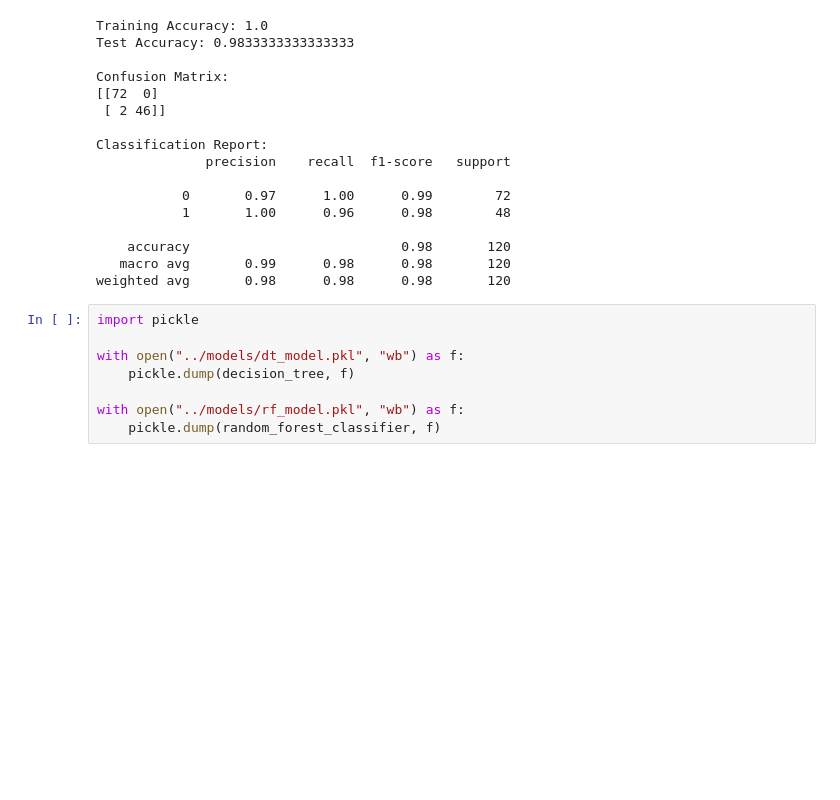
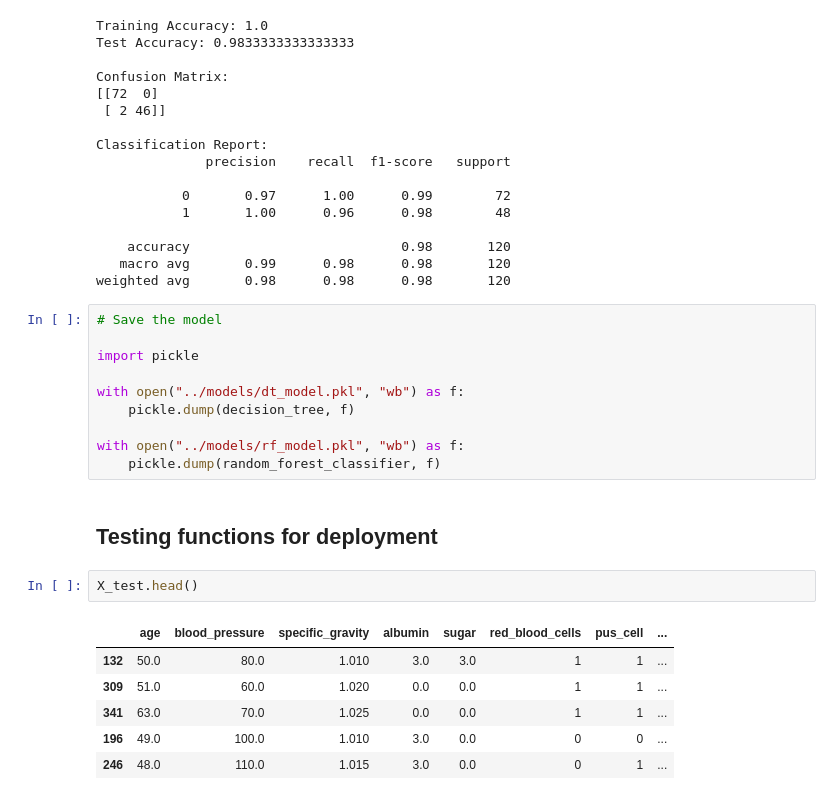
Before and after one commit to cygnus55/Chronic-Kidney-Disease-Prediction-ML, a Jupyter notebook: notebooks/main.ipynb, the cells around one changed output. Cells and saved outputs as stored; diff of their text form; blank space fills up the shorter version.

```diff
--- a/notebooks/main.ipynb
+++ b/notebooks/main.ipynb
@@ -380,6 +380,8 @@ Classification Report:
    macro avg       0.99      0.98      0.98       120
 weighted avg       0.98      0.98      0.98       120
 # %%
+# Save the model
+
 import pickle
 
 with open("../models/dt_model.pkl", "wb") as f:
@@ -387,3 +389,14 @@ with open("../models/dt_model.pkl", "wb") as f:
 
 with open("../models/rf_model.pkl", "wb") as f:
     pickle.dump(random_forest_classifier, f)
+# %% [markdown]
+## Testing functions for deployment
+# %%
+X_test.head()
+# %% [output]
+|  | age | blood_pressure | specific_gravity | albumin | sugar | red_blood_cells | pus_cell | ... |
+| 132 | 50.0 | 80.0 | 1.010 | 3.0 | 3.0 | 1 | 1 | ... |
+| 309 | 51.0 | 60.0 | 1.020 | 0.0 | 0.0 | 1 | 1 | ... |
+| 341 | 63.0 | 70.0 | 1.025 | 0.0 | 0.0 | 1 | 1 | ... |
+| 196 | 49.0 | 100.0 | 1.010 | 3.0 | 0.0 | 0 | 0 | ... |
+| 246 | 48.0 | 110.0 | 1.015 | 3.0 | 0.0 | 0 | 1 | ... |
```
Also changed, not shown: parts of 3 cells of this notebook, 2 other files.
